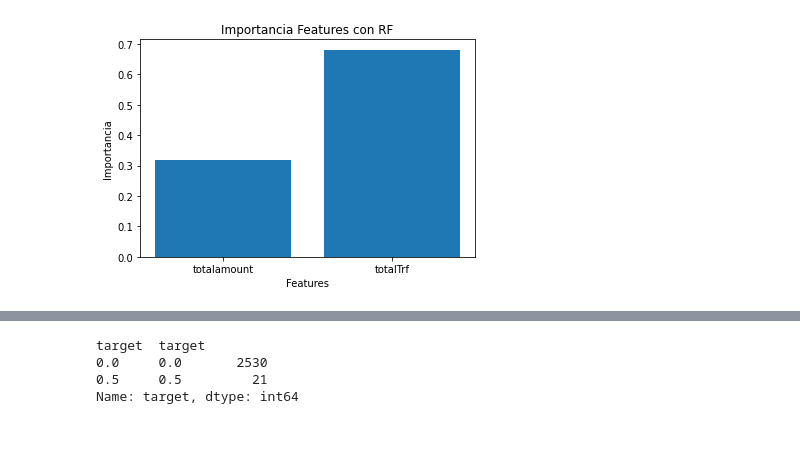
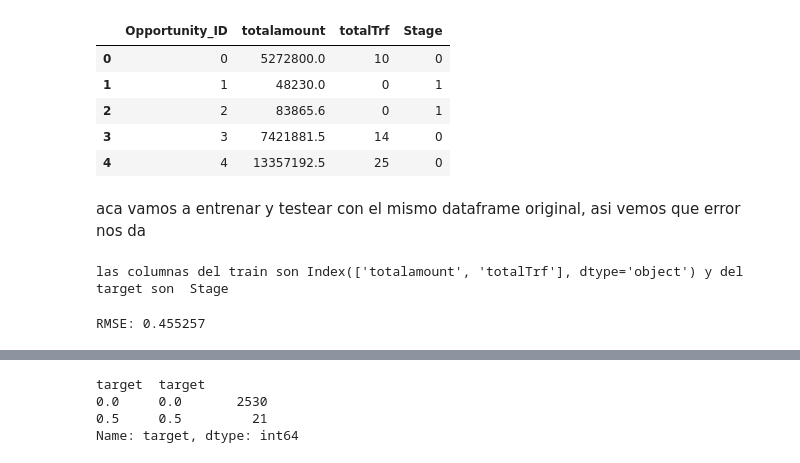
Before and after one commit to joaquinparodi/TP-DATOS, a Jupyter notebook: tp2orga.ipynb, the cells around one changed output, grey strips where cells are left out. Cells and saved outputs as stored; diff of their text form; code cells hidden in the pictures; blank space fills up the shorter version.

```diff
--- a/tp2orga.ipynb
+++ b/tp2orga.ipynb
@@ -118,8 +51,3 @@ memory usage: 6.7+ MB
-# %%
-entrenamiento=entrenamiento
-entrenamiento['Month']=pd.to_datetime(entrenamiento['Month'])
-entrenamiento['anio']=entrenamiento['Month'].dt.year
-entrenamiento['mes']=entrenamiento['Month'].dt.month
 # %%
 import xgboost as xgb
 from sklearn.ensemble import RandomForestRegressor
@@ -172,4 +192,0 @@ target.head(2)
-# %%
-entrenamiento=pd.merge(df,target,on="Opportunity_Name",how="inner")
-df=entrenamiento.replace("Closed Lost", "0")
-df=df.replace("Closed Won", "1")
@@ -231,9 +192,0 @@ RMSE: 0.458571
-# %%
-xg_reg.feature_importances_
-plt.bar(X_train.columns, xg_reg.feature_importances_)
-plt.xlabel('Features')
-plt.ylabel('Importancia')
-plt.title('Importancia Features con RF')
-plt.show()
-# %% [output]
-[figure, removed]
@@ -243,0 +193,7 @@ dfTest = pd.DataFrame( test[['target']])
+# %%
+random_state=1
+n_estimators=20
+#aca agregamos los hiperparametros que estamos probando
+Hiperparametros=[random_state ,n_estimators ]
+#por ahora no se usan los hirparametros, se setea dentro de las clase estos,
+#pero la idea es que se pueda setear desde afuera para probar
@@ -243,0 +205,26 @@ dfTest = pd.DataFrame( test[['target']])
+# %%
+
+
+modelo=modelos.get('xgboost')
+#cargamos el modelo
+modelo=modelo
+#hacemos feature engierine sobre el df original
+dfFeature=modelo.featureEngeenier(entrenamiento)
+dfFeature.head()
+#le agregamos el target
+dfFeatureWithTarget=modelo.agregarTargetDfOriginal(entrenamiento,dfFeature)
+dfFeatureWithTarget.head()
+# %% [output]
+|  | Opportunity_ID | totalamount | totalTrf | Stage |
+| 0 | 0 | 5272800.0 | 10 | 0 |
+| 1 | 1 | 48230.0 | 0 | 1 |
+| 2 | 2 | 83865.6 | 0 | 1 |
+| 3 | 3 | 7421881.5 | 14 | 0 |
+| 4 | 4 | 13357192.5 | 25 | 0 |
+# %% [markdown]
+aca vamos a entrenar y testear con el mismo dataframe original, asi vemos
+que error nos da
+# %%
+X,y=modelo.splitTrainTarget(dfFeatureWithTarget)
+# %% [output]
+las columnas del train son Index(['totalamount', 'totalTrf'], dtype='object') y del target son  Stage
@@ -243,0 +234,5 @@ dfTest = pd.DataFrame( test[['target']])
+# %%
+#entrenamo y predecimos, y comparamos con el valor real y vemos su error
+modelo.errorSetEntrenamiento(  X_train,y_train,X_test,y_test)
+# %% [output]
+RMSE: 0.455257
```
Also changed, not shown: parts of 30 cells of this notebook.
